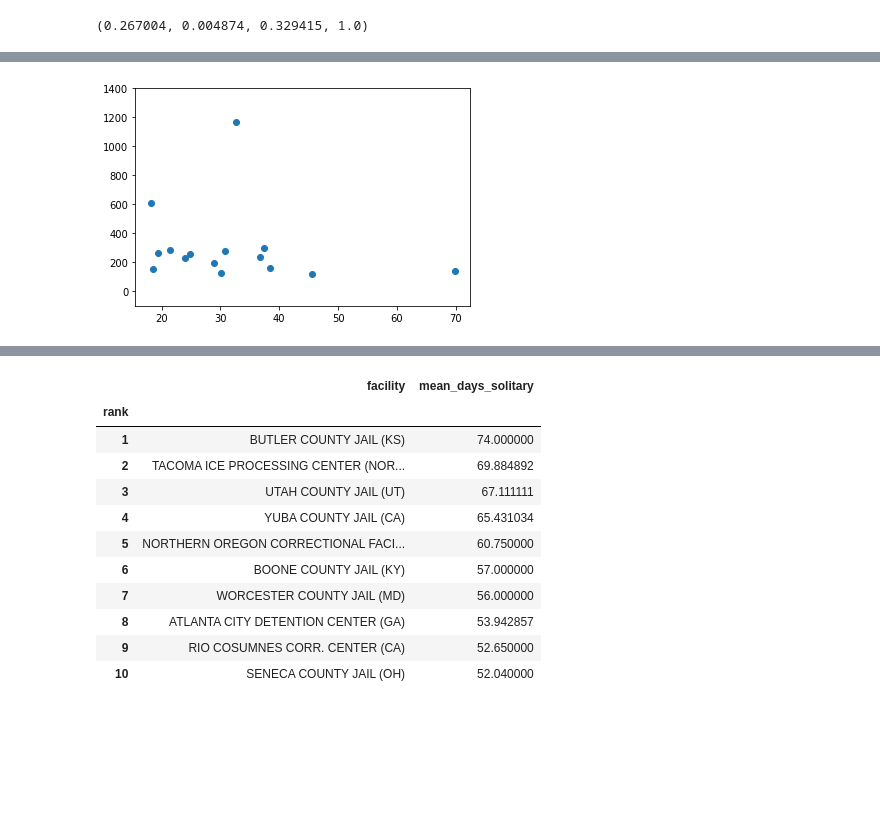
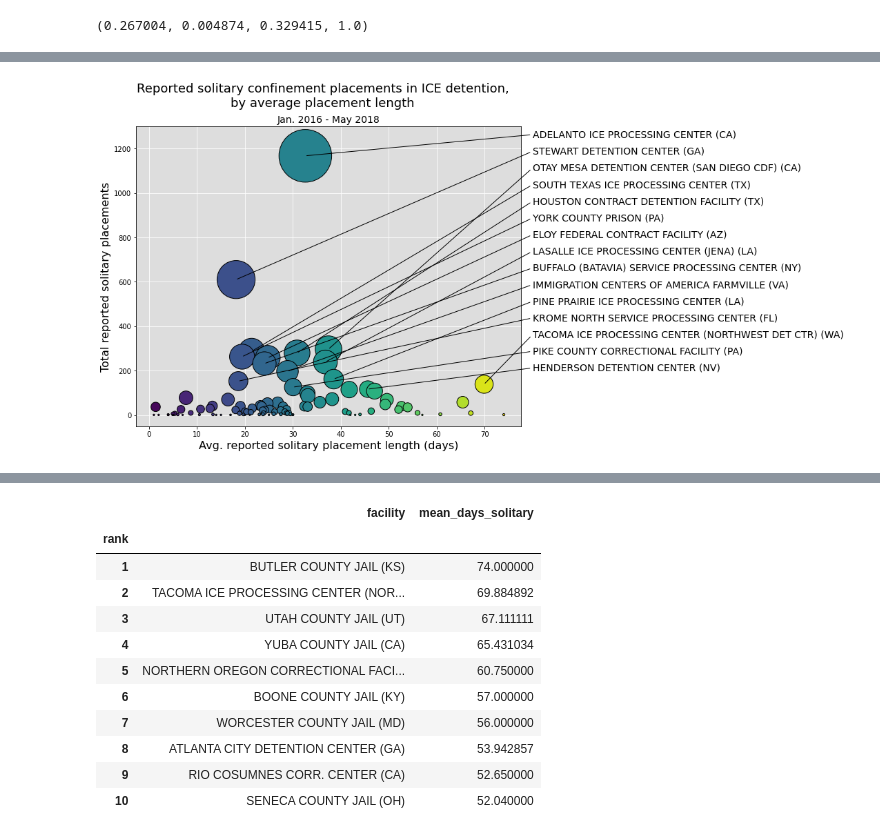
Before and after one commit to UWCHR/nwdc-seg, a Jupyter notebook: analyze/note/NWDC-analyze.ipynb, the cells around one changed output, grey strips where cells are left out. Drawn from its saved outputs; the diff is of its cells as text; code cells hidden in the pictures; blank space fills up the shorter version.

```diff
--- a/analyze/note/NWDC-analyze.ipynb
+++ b/analyze/note/NWDC-analyze.ipynb
@@ -1198,8 +1097,3 @@ plt.show();
 <Figure size 720x576 with 0 Axes>
-# %%
-fig, ax = plt.subplots()
-plt.scatter(data['mean'], data['count'])
-ax.set_ylim(-100,1400)
-plt.show();
-# %% [output]
-[figure, removed]
+# %%
+data = pogo.groupby('facility')['days_solitary'].describe().sort_values(by='count', ascending=False)
@@ -1205,0 +1102,32 @@ plt.show();
+# %%
+to_label = data.head(15).index
+# %%
+pos = range(1250, 0, -75)
+# %%
+fig, ax = plt.subplots(figsize=(10,8))
+
+ax.set_facecolor('#DDDDDD')
+ax.set_axisbelow(True)
+ax.grid(color='#FFFFFF')
+
+fig = plt.scatter(data['mean'], data['count'], s=data['count']*5,
+                  color=cm.viridis((data['mean']/data['mean'].max())),
+                  edgecolor={'#000000'})
+ax.set_ylim(-50,1300)
+
+for i, txt in enumerate(to_label):
+    x = data.loc[txt, 'mean']
+    y = data.loc[txt, 'count']
+    plt.annotate(txt, (x, y), xytext=(80, pos[i]),
+                 fontsize=14,
+                 arrowprops={'arrowstyle': '-', 'relpos': (.0,.5)},
+                 annotation_clip=False)
+
+plt.xlabel('Avg. reported solitary placement length (days)', fontsize=16)
+plt.ylabel('Total reported solitary placements', fontsize=16)
+plt.suptitle('Reported solitary confinement placements in ICE detention,\nby average placement length', y=.99, fontsize=18)
+plt.title('Jan. 2016 - May 2018', fontsize=14)
+
+plt.show();
+# %% [output]
+[figure, added]
```
Also changed, not shown: parts of 68 cells of this notebook.
